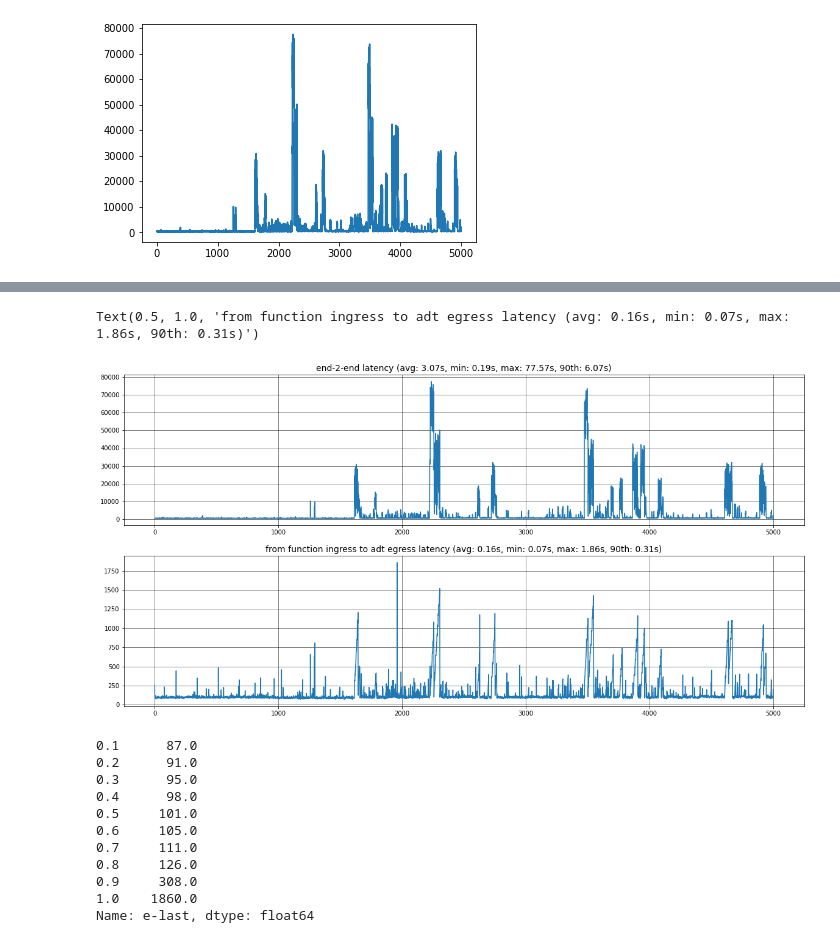
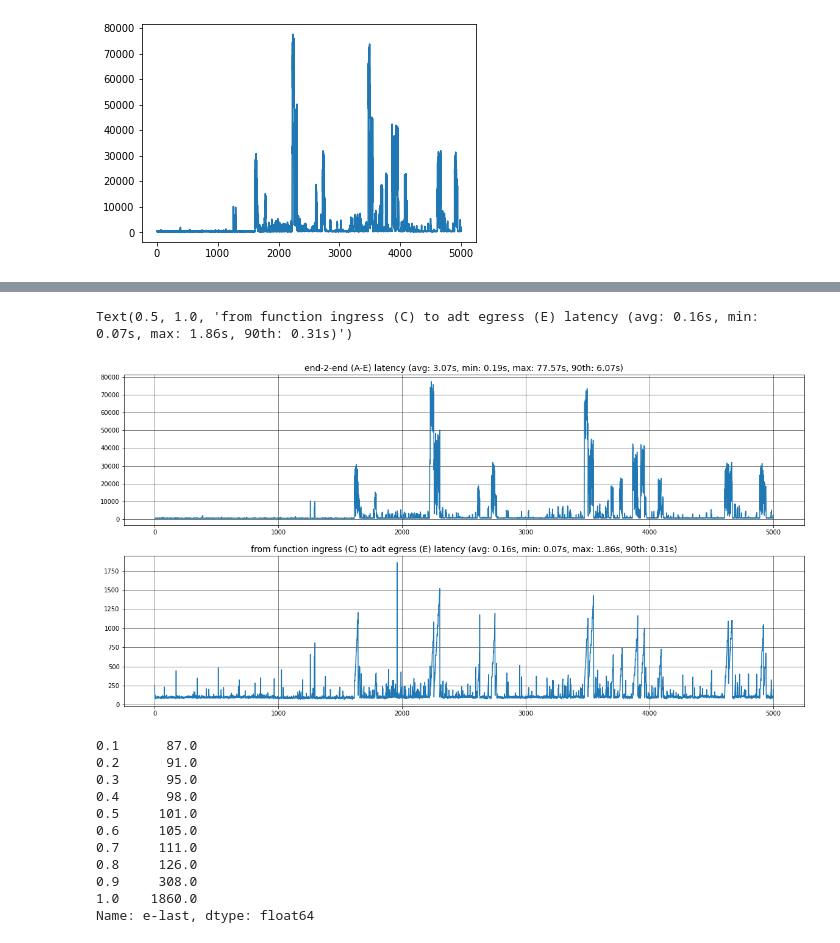
Before and after one commit to arlotito/adt-latency-tests, a Jupyter notebook: jupyter/plot.ipynb, the cells around one changed output, grey strips where cells are left out. Drawn from its saved outputs; the diff is of its cells as text; code cells hidden in the pictures.

```diff
--- a/jupyter/plot.ipynb
+++ b/jupyter/plot.ipynb
@@ -63,20 +87,20 @@ plt.plot(df['e2e-last'])
 # %%
 fig, axs = plt.subplots(nrows=2, ncols=1)
 fig.set_figheight(10)
 fig.set_figwidth(20)
 
 axs[0].plot(df['e2e-last'])
 axs[0].grid(linewidth='0.5', color='black')
-title = "end-2-end latency (avg: {:.2f}s, min: {:.2f}s, max: {:.2f}s, 90th: {:.2f}s)".format(df['e2e-last'].mean()/1000, df['e2e-last'].min()/1000, df['e2e-last'].max()/1000, df['e2e-last'].quantile(0.9)/1000)
+title = "end-2-end (A-E) latency (avg: {:.2f}s, min: {:.2f}s, max: {:.2f}s, 90th: {:.2f}s)".format(df['e2e-last'].mean()/1000, df['e2e-last'].min()/1000, df['e2e-last'].max()/1000, df['e2e-last'].quantile(0.9)/1000)
 axs[0].set_title(title, size=14)
 
 axs[1].plot(df['e-last'])
 axs[1].grid(linewidth='0.5', color='black')
-title = "from function ingress to adt egress latency (avg: {:.2f}s, min: {:.2f}s, max: {:.2f}s, 90th: {:.2f}s)".format(df['e-last'].mean()/1000, df['e-last'].min()/1000, df['e-last'].max()/1000, df['e-last'].quantile(0.9)/1000)
+title = "from function ingress (C) to adt egress (E) latency (avg: {:.2f}s, min: {:.2f}s, max: {:.2f}s, 90th: {:.2f}s)".format(df['e-last'].mean()/1000, df['e-last'].min()/1000, df['e-last'].max()/1000, df['e-last'].quantile(0.9)/1000)
 axs[1].set_title(title, size=14)
 # %% [output]
-Text(0.5, 1.0, 'from function ingress to adt egress latency (avg: 0.16s, min: 0.07s, max: 1.86s, 90th: 0.31s)')
+Text(0.5, 1.0, 'from function ingress (C) to adt egress (E) latency (avg: 0.16s, min: 0.07s, max: 1.86s, 90th: 0.31s)')
-[figure, old version]
+[figure, new version]
 # %%
 q = [0.1, 0.2, 0.3, 0.4, 0.5, 0.6, 0.7, 0.8, 0.9, 1]
 percentile = df['e-last'].quantile(q)
```
Also changed, not shown: parts of 3 cells of this notebook, 4 other files.
